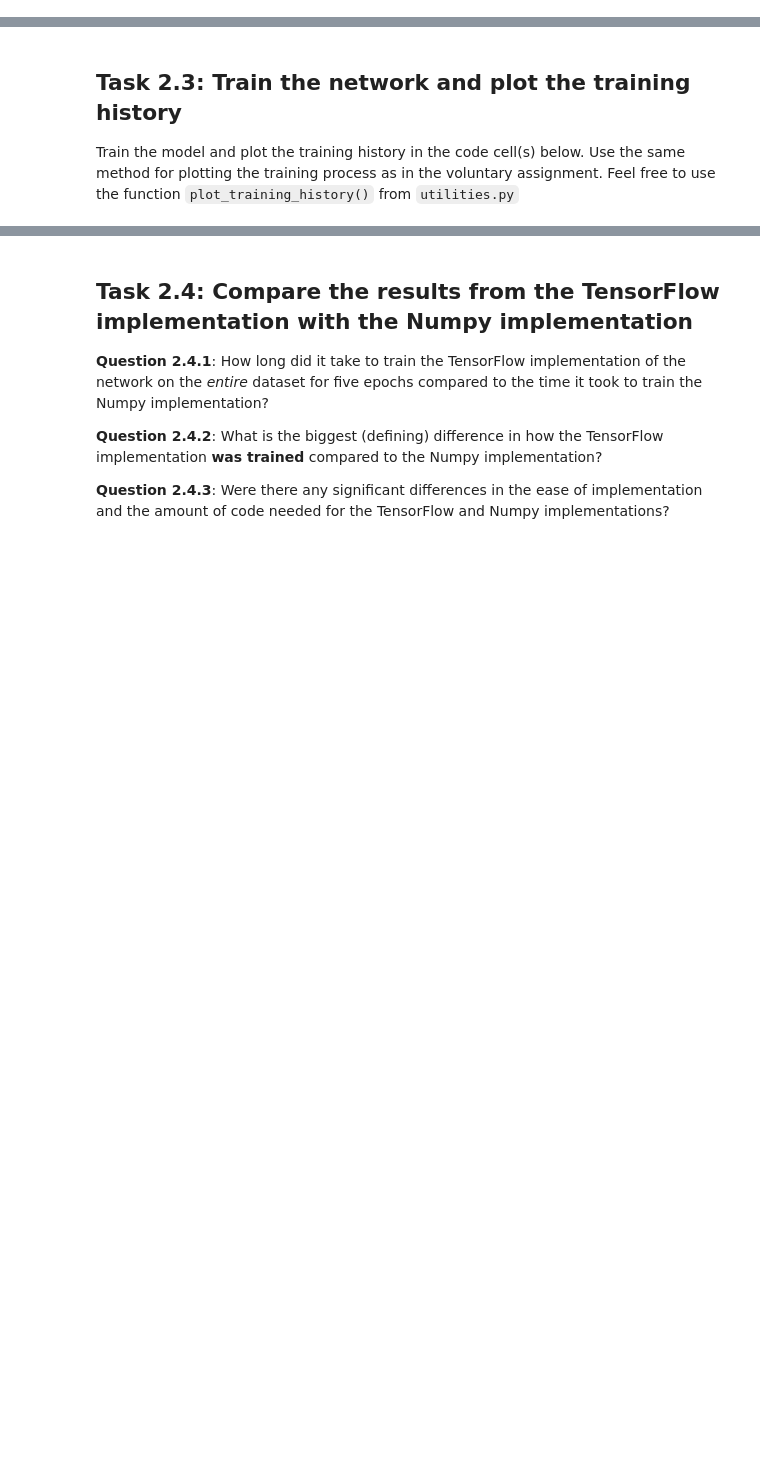
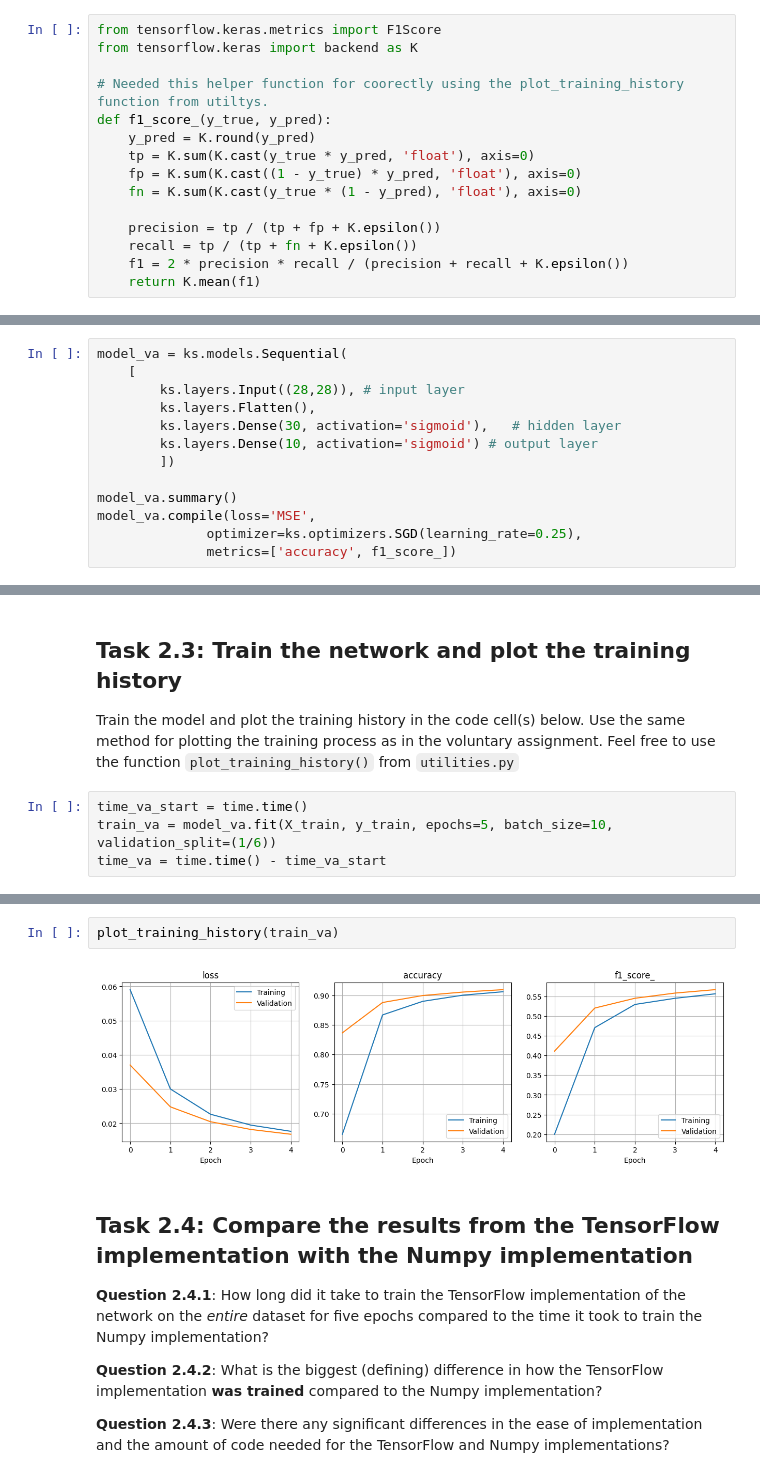
Before and after one commit to bardpedersen/DAT300, a Jupyter notebook: assignment/CA1_template/CA1_template.ipynb, the cells around one changed output, grey strips where cells are left out. Saved outputs shown, nothing was run; the diff lists cells and outputs as text; blank space fills up the shorter version.

```diff
--- a/assignment/CA1_template/CA1_template.ipynb
+++ b/assignment/CA1_template/CA1_template.ipynb
@@ -94,6 +141,21 @@ Visualize the data in whatever manner you find helpful/sensible and briefly comm
 In this task you will redesign the network you implemented in Numpy (from the voluntary assignment) using TensorFlow, and then compare the two implementations.
 ## Task 2.1: Implement the F1-score
 In the cell below, implement or import a function for the F1-score metric.
+# %%
+from tensorflow.keras.metrics import F1Score
+from tensorflow.keras import backend as K
+
+# Needed this helper function for coorectly using the plot_training_history function from utiltys.
+def f1_score_(y_true, y_pred):
+    y_pred = K.round(y_pred)
+    tp = K.sum(K.cast(y_true * y_pred, 'float'), axis=0)
+    fp = K.sum(K.cast((1 - y_true) * y_pred, 'float'), axis=0)
+    fn = K.sum(K.cast(y_true * (1 - y_pred), 'float'), axis=0)
+
+    precision = tp / (tp + fp + K.epsilon())
+    recall = tp / (tp + fn + K.epsilon())
+    f1 = 2 * precision * recall / (precision + recall + K.epsilon())
+    return K.mean(f1)
 # %% [markdown]
 ## Task 2.2: Implement the network from the voluntary assignment
 Implement a network with the following architecture:
@@ -112,3 +174,16 @@ Train the model using:
 * A validation split of 1/6
 # %% [markdown]
 Implement the model in the code cell(s) below.
+# %%
+model_va = ks.models.Sequential(
+    [
+        ks.layers.Input((28,28)), # input layer
+        ks.layers.Flatten(),
+        ks.layers.Dense(30, activation='sigmoid'),   # hidden layer
+        ks.layers.Dense(10, activation='sigmoid') # output layer
+        ])
+
+model_va.summary()
+model_va.compile(loss='MSE',
+              optimizer=ks.optimizers.SGD(learning_rate=0.25),
+              metrics=['accuracy', f1_score_])
@@ -115,3 +206,7 @@ Implement the model in the code cell(s) below.
 # %% [markdown]
 ## Task 2.3: Train the network and plot the training history
 Train the model and plot the training history in the code cell(s) below. Use the same method for plotting the training process as in the voluntary assignment. Feel free to use the function `plot_training_history()` from `utilities.py`
+# %%
+time_va_start = time.time()
+train_va = model_va.fit(X_train, y_train, epochs=5, batch_size=10, validation_split=(1/6))
+time_va = time.time() - time_va_start
@@ -118,3 +224,7 @@ Train the model and plot the training history in the code cell(s) below. Use the
+# %%
+plot_training_history(train_va)
+# %% [output]
+[figure, added]
 # %% [markdown]
 ## Task 2.4: Compare the results from the TensorFlow implementation with the Numpy implementation
 **Question 2.4.1**: How long did it take to train the TensorFlow implementation of the network on the *entire* dataset for five epochs compared to the time it took to train the Numpy implementation?
```
Also changed, not shown: parts of 19 cells of this notebook, 1 other file.
